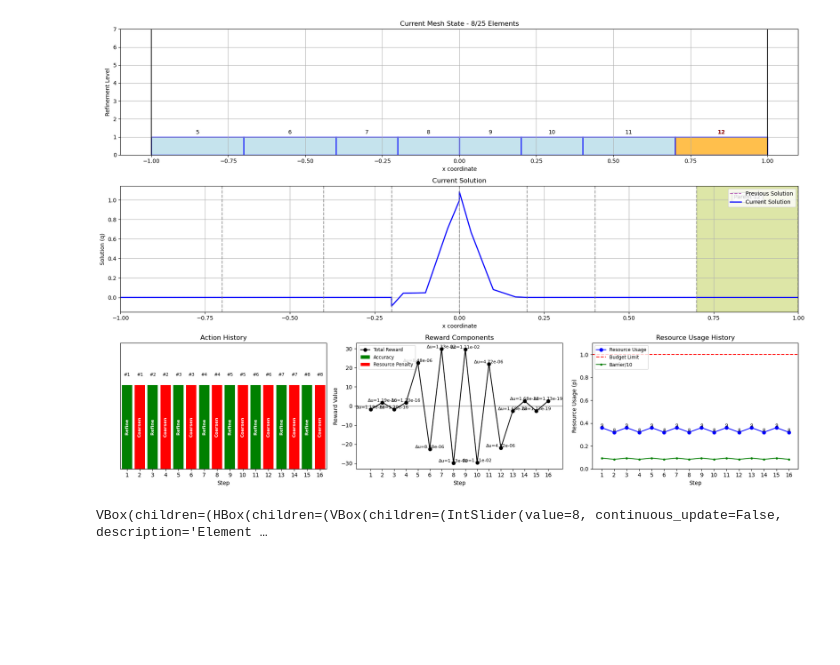
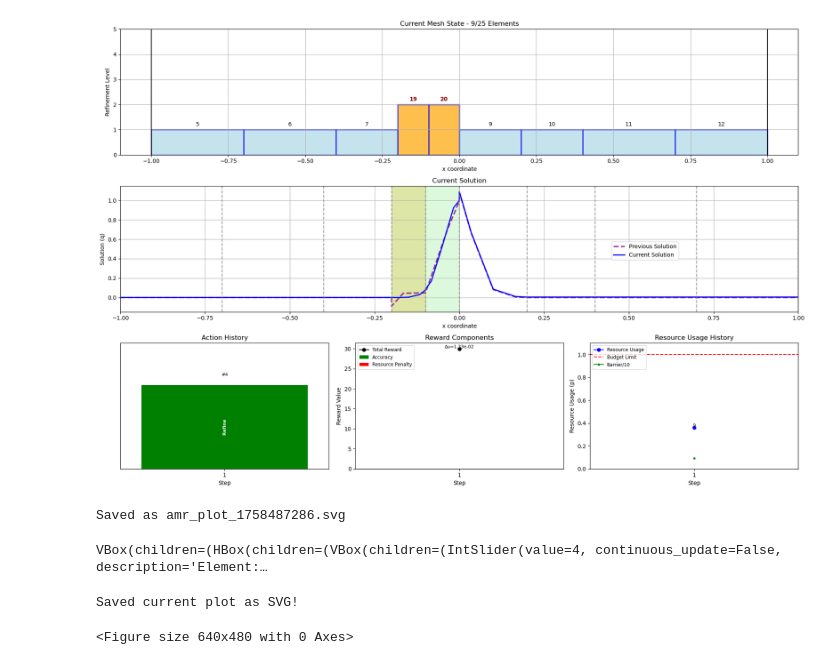
Before and after one commit to Antone4628/1D-Wave-AMR, a Jupyter notebook: notebooks/interactive_amr_testing.ipynb, the cells around one changed output. Saved outputs shown, nothing was run; the diff lists cells and outputs as text; code cells hidden in the pictures; blank space fills up the shorter version.

```diff
--- a/notebooks/interactive_amr_testing.ipynb
+++ b/notebooks/interactive_amr_testing.ipynb
@@ -2,6 +2,7 @@
 import os
 import sys
 import numpy as np
+import matplotlib
 import matplotlib.pyplot as plt
 import pandas as pd
 from pathlib import Path
@@ -10,6 +11,16 @@ from IPython.display import  clear_output
 from IPython.display import display as ipython_display
 import matplotlib.patches as patches
 import matplotlib.gridspec as gridspec
+
+
+# Set SVG as the default save format
+matplotlib.rcParams['savefig.format'] = 'svg'
+
+# Optional: Set other SVG-specific parameters
+matplotlib.rcParams['svg.fonttype'] = 'none'  # Keep fonts as text (not paths)
+matplotlib.rcParams['savefig.bbox'] = 'tight'  # Remove extra whitespace
+matplotlib.rcParams['savefig.transparent'] = False  # Set to True for transparent background
+
 
 # Adjust this path to your project root
 PROJECT_ROOT = os.path.abspath(os.path.join(os.getcwd(), '..'))
@@ -955,17 +1023,27 @@ class InteractiveAMRTester:
 # %%
 # Create and display the interactive tester
 tester = InteractiveAMRTester(
     nop=4,
     initial_elements=np.array([-1, -0.5, 0, 0.5, 1]),
-    max_level=6,
+    max_level=4,
     element_budget=25,
     gamma_c=25.0,
     machine_eps=1e-16,
     initial_refinement_level=1,
     accuracy_scaling=1.0
 )
-
+plt.rcParams['savefig.format'] = 'svg'
+plt.rcParams['svg.fonttype'] = 'none'
 tester.show_tester()
 # %% [output]
-[figure, old version]
+[figure, new version]
-VBox(children=(HBox(children=(VBox(children=(IntSlider(value=8, continuous_update=False, description='Element …
+Saved as amr_plot_1758487286.svg
+VBox(children=(HBox(children=(VBox(children=(IntSlider(value=4, continuous_update=False, description='Element:…
+# %%
+# Save the most recent plot as SVG
+fig = plt.gcf()  # Get current figure
+fig.savefig('amr_interactive_plot.svg', format='svg', bbox_inches='tight')
+print("Saved current plot as SVG!")
+# %% [output]
+Saved current plot as SVG!
+<Figure size 640x480 with 0 Axes>
```
Also changed, not shown: parts of 1 cell of this notebook, 27 other files.
